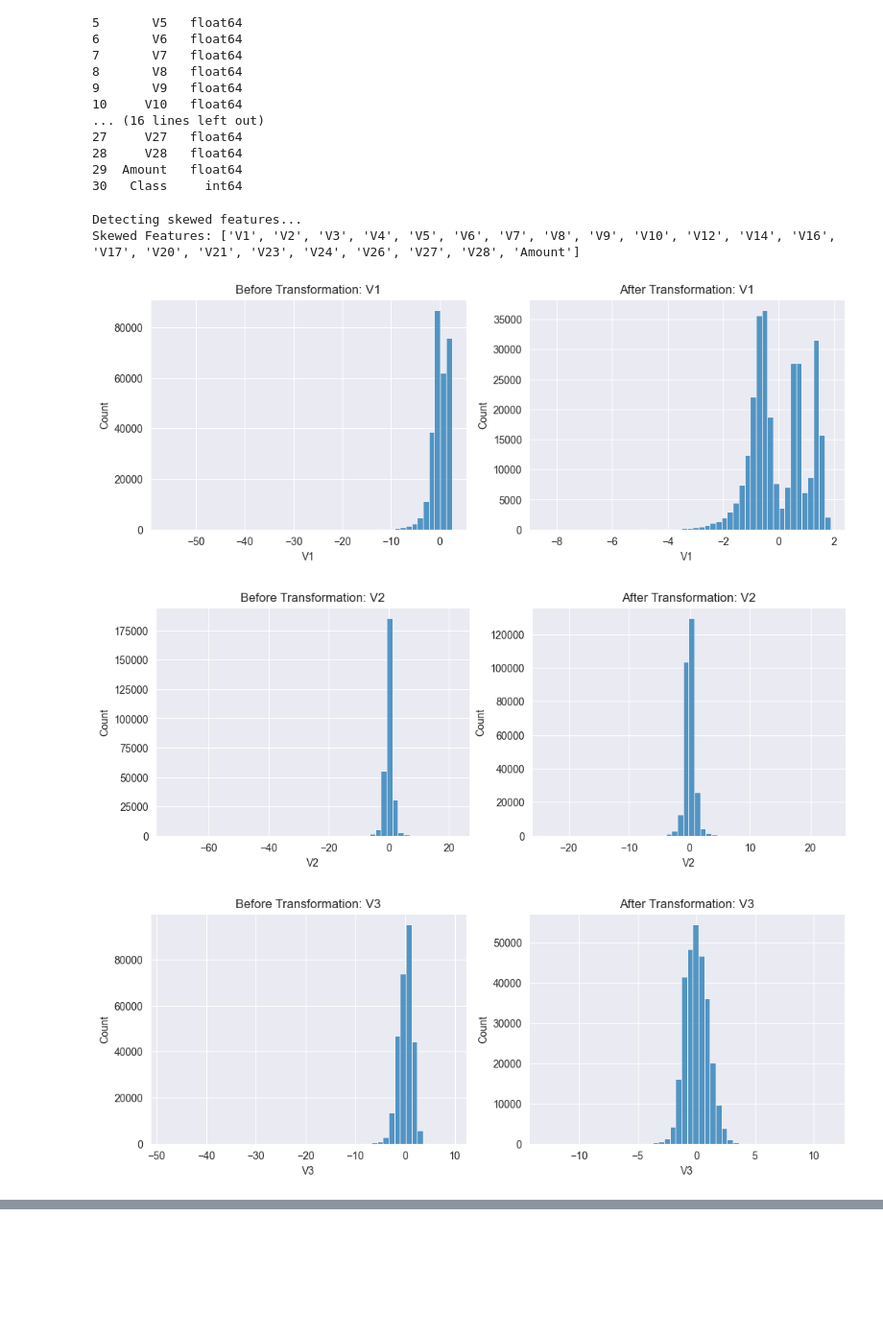
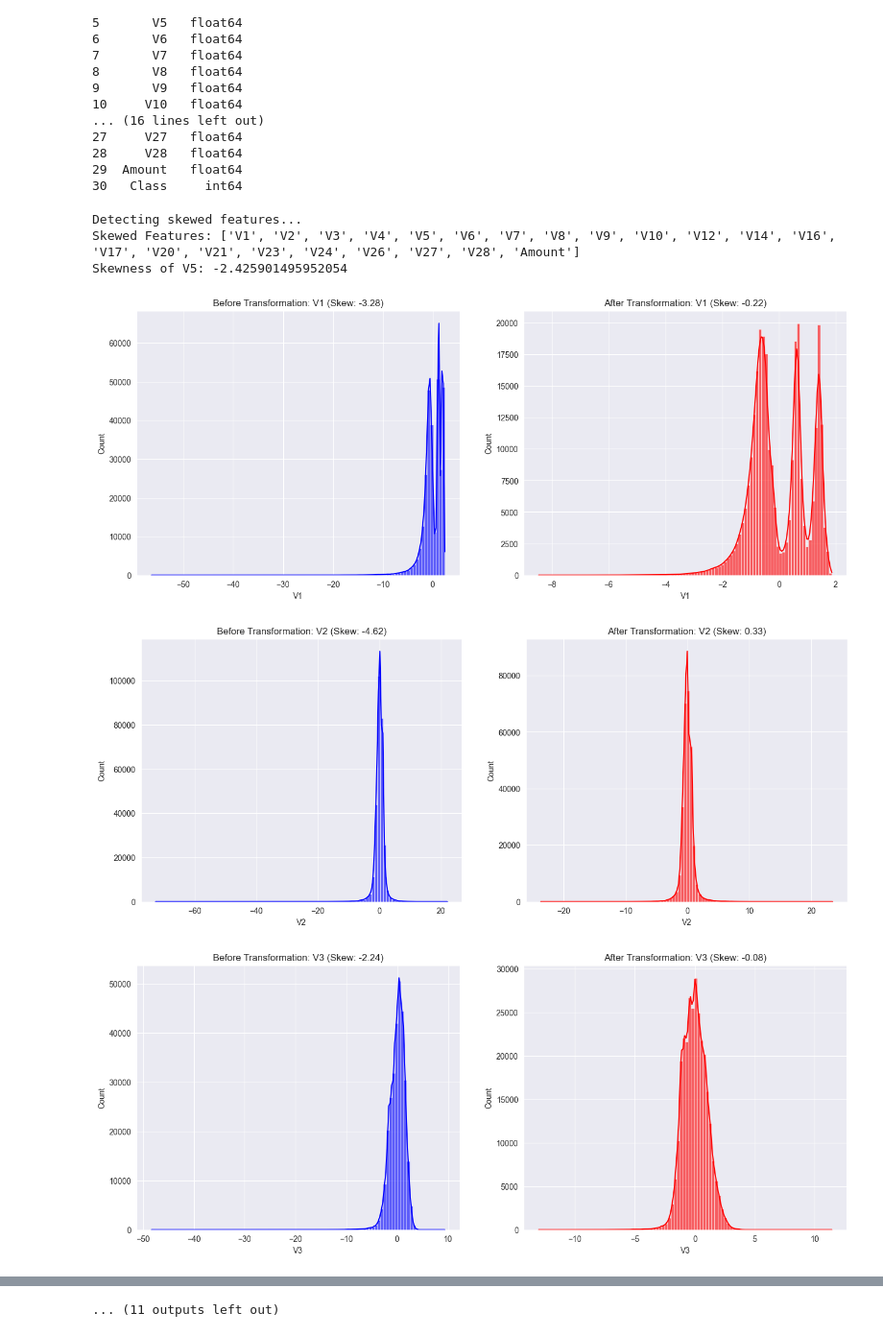
Before and after one commit to guyreuveni33/Tabular-Data-Science-Final-Research-Project, a Jupyter notebook: 21_2_2025.ipynb, the cells around one changed output, grey strips where cells are left out. Shown at 96% size. Cells and saved outputs as stored; diff of their text form; code cells hidden in the pictures; blank space fills up the shorter version.

```diff
--- a/21_2_2025.ipynb
+++ b/21_2_2025.ipynb
@@ -54,32 +54,52 @@ print(df_dtypes)
 30   Class     int64
 # %%
 # Detect skewed features
+skewness_table = []  # List to store skewness values
+
 print("Detecting skewed features...")
 skewed_features = df[numerical_features].skew()
 skewed_features = skewed_features[abs(skewed_features) > 0.5].index.tolist()
 print(f"Skewed Features: {skewed_features}")
+print(f"Skewness of V5: {df['V5'].skew()}")
 # %% [output]
 Detecting skewed features...
 Skewed Features: ['V1', 'V2', 'V3', 'V4', 'V5', 'V6', 'V7', 'V8', 'V9', 'V10', 'V12', 'V14', 'V16', 'V17', 'V20', 'V21', 'V23', 'V24', 'V26', 'V27', 'V28', 'Amount']
+Skewness of V5: -2.425901495952054
 # %%
+# Initialize skewness table
+skewness_table = []
+
 for feature in skewed_features:
-    fig, axes = plt.subplots(1, 2, figsize=(12, 4))
-    sns.histplot(df[feature], bins=50, ax=axes[0])
-    axes[0].set_title(f'Before Transformation: {feature}')
+    skew_before = df[feature].skew()  # Calculate skewness before transformation
 
+    fig, axes = plt.subplots(1, 2, figsize=(16, 6))  # Wider figure size
+
+    # Plot original distribution before transformation
+    sns.histplot(df[feature], bins=100, kde=True, ax=axes[0], color='blue', alpha=0.6)
+    axes[0].set_title(f'Before Transformation: {feature} (Skew: {skew_before:.2f})')
+
+    # Apply appropriate transformation
     if (df[feature] > 0).all():
-        df[feature], _ = boxcox(df[feature] + 1)
-    elif df[feature].skew() > 2:  # Apply log transform only if extremely skewed
-        df[feature] = np.log1p(df[feature])
+        df[feature], _ = boxcox(df[feature] + 1)  # Box-Cox (Only for positive values)
+    elif df[feature].skew() > 2:
+        df[feature] = np.log1p(df[feature] - df[feature].min() + 1)  # Log Transform (Shifted)
     else:
         pt = PowerTransformer(method='yeo-johnson')
-        df[feature] = pt.fit_transform(df[[feature]])
+        df[feature] = pt.fit_transform(df[[feature]])  # Yeo-Johnson for general cases
 
-    sns.histplot(df[feature], bins=50,  ax=axes[1])
-    axes[1].set_title(f'After Transformation: {feature}')
+    skew_after = df[feature].skew()  # Calculate skewness after transformation
+    skewness_table.append([feature, skew_before, skew_after])  # Store values
+
+    # Plot transformed distribution after transformation
+    sns.histplot(df[feature], bins=100, kde=True, ax=axes[1], color='red', alpha=0.6)
+    axes[1].set_title(f'After Transformation: {feature} (Skew: {skew_after:.2f})')
 
     plt.show()
+
+# Convert skewness table to DataFrame and display it
+skewness_df = pd.DataFrame(skewness_table, columns=["Feature", "Skewness Before", "Skewness After"])
+display(skewness_df)
 # %% [output]
-[figure, old version]
+[figure, new version]
-[figure, old version]
+[figure, new version]
-[figure, old version]
+[figure, new version]
@@ -86,3 +115,4 @@ for feature in skewed_features:
+... (11 outputs left out)
 # %%
 # Standardize numerical features
 scaler = StandardScaler()
```
Also changed, not shown: parts of 5 cells of this notebook.
